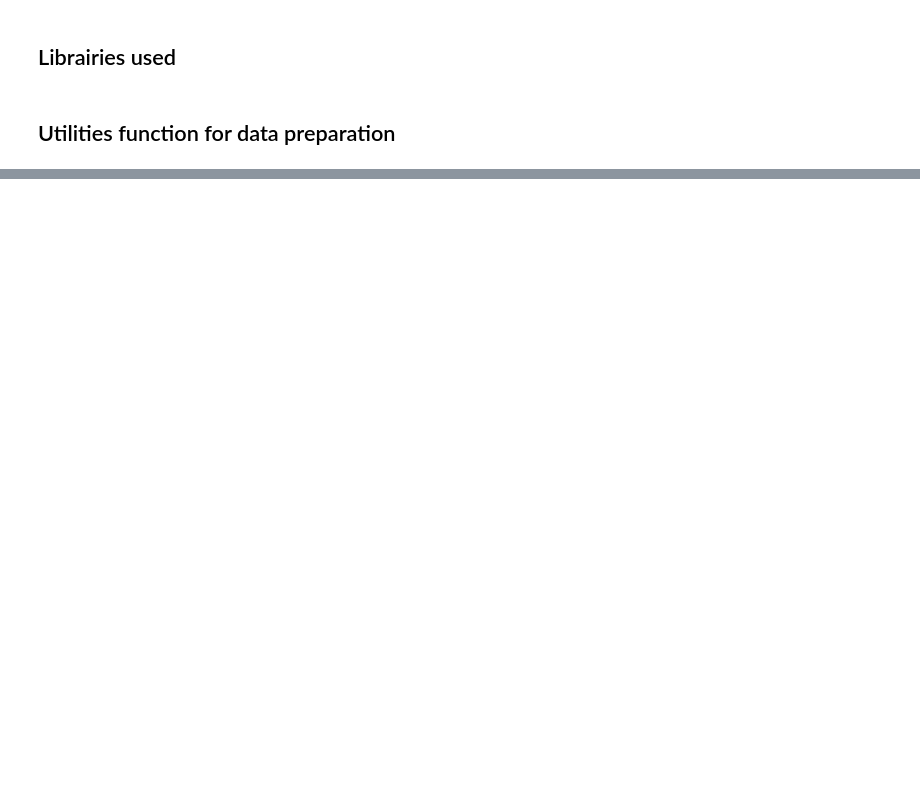
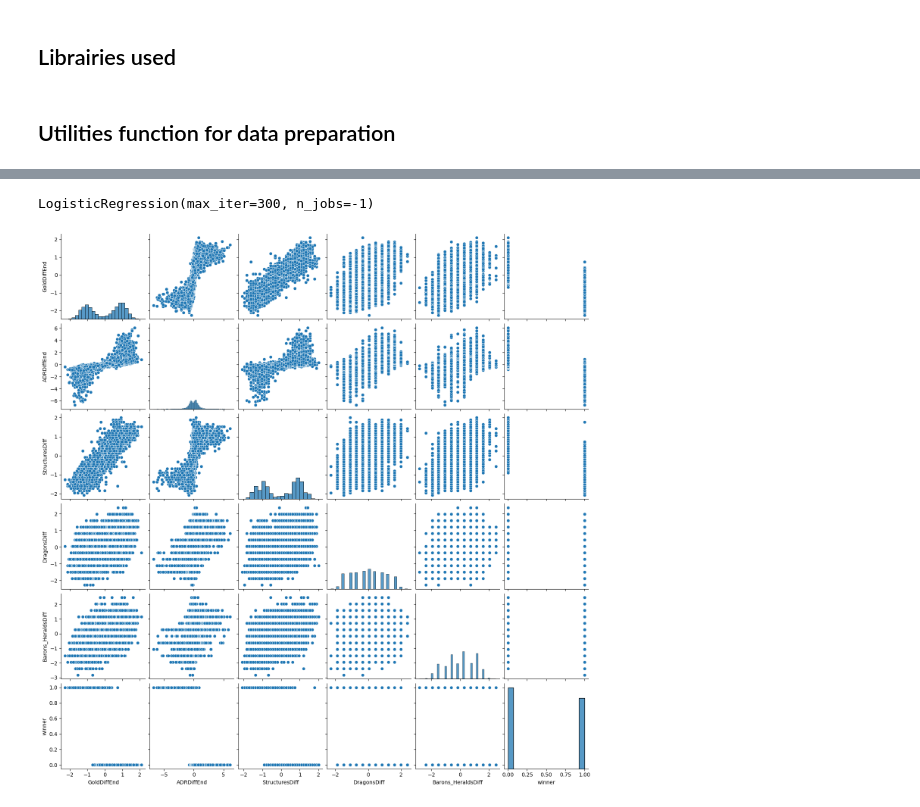
Before and after one commit to akoutit/GlobalPowerRanking, a Jupyter notebook: data_preparation.ipynb, the cells around one changed output, grey strips where cells are left out. Cells and saved outputs as stored; diff of their text form; code cells hidden in the pictures; blank space fills up the shorter version.

```diff
--- a/data_preparation.ipynb
+++ b/data_preparation.ipynb
@@ -523,0 +683,25 @@ game_dataFrame
+# %%
+logreg = LogisticRegression(max_iter = 300,n_jobs=-1, penalty='l2' , solver='lbfgs')
+y = metrics_df['winner'].apply(lambda x: 1 if x == 'red' else 0)
+
+#Fitting a quick logistic regression to predict whether the winning team is blue or red:
+
+X_train, X_test, y_train, y_test = train_test_split(metrics_rescaled,y,test_size = 0.3)
+logreg.fit(X_train,y_train)
+# %% [output]
+LogisticRegression(max_iter=300, n_jobs=-1)
+# %%
+import numpy as np
+import seaborn as sns
+import matplotlib.pyplot as plt
+
+
+metrics=pd.concat([metrics_rescaled,pd.DataFrame(metrics_df['winner'])], axis=1)
+metrics['winner']=metrics['winner'].apply(lambda x: 1 if x == 'red' else 0)
+
+
+
+sns.pairplot(metrics)
+plt.show()
+# %% [output]
+[figure, added]
```
Also changed, not shown: parts of 30 cells of this notebook, 2 other files.
